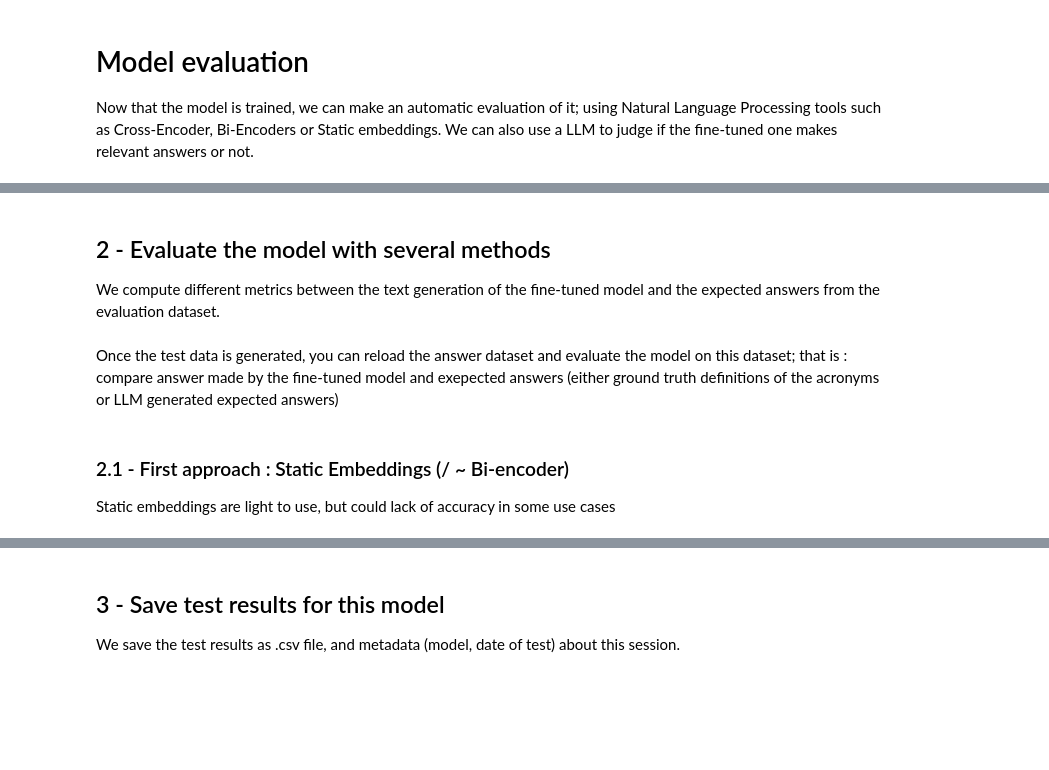
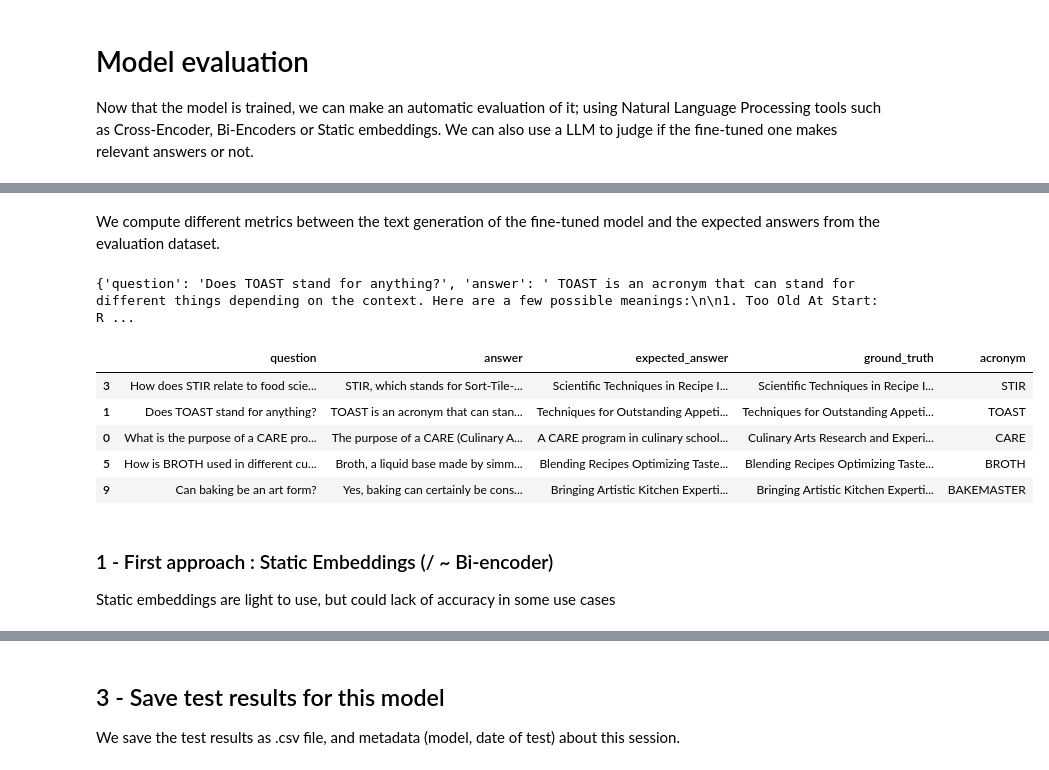
Before and after one commit to mariusgarenaux/fine_tuning_acronym, a Jupyter notebook: 4-test.ipynb, the cells around one changed output, grey strips where cells are left out. Saved outputs shown, nothing was run; the diff lists cells and outputs as text; code cells hidden in the pictures; blank space fills up the shorter version.

Commit message:
add test notebook and made some cleaning

```diff
--- a/4-test.ipynb
+++ b/4-test.ipynb
@@ -37,13 +4,0 @@ print(f"""
-# %%
-# Loads data for evaluation
-
-import json
-import os
-
-path_test_dataset = os.path.join(data_dir, "test_dataset.json")
-print(f"Loading eval data from : {path_test_dataset}")
-
-with open(path_test_dataset, "rt") as f:
-    test_dataset = json.load(f)
-
-print(test_dataset[1]) # example of an element of the dataset
@@ -69,15 +4,0 @@ For each question in the conversation dataset, we try the fine tuned model on th
-# %%
-from tqdm import tqdm
-
-answer_dataset = []
-
-for each_try in tqdm(test_dataset): # todo: use transformers pipeline parallelism
-    question = [each_try["conversation"][0][0]]
-    answer = pl(question, pad_token_id=pl.tokenizer.eos_token_id, max_new_tokens=200)[0]['generated_text'][1]['content']
-    answer_dataset.append({
-        "question": question[0]['content'],
-        "answer": answer,
-        "expected_answer": each_try["conversation"][0][1]['content'],
-        "ground_truth": each_try["ground_truth"],
-        "acronym": each_try["acronym"]
-    })
@@ -86,36 +5,38 @@ answer_dataset[1] # example
-# %%
-save_answer_dataset = os.path.join(test_dir, "answer_dataset.json")
-
-print(f"Saving answer dataset to {save_answer_dataset}.")
-
-with open(save_answer_dataset, "wt") as f:
-    json.dump(answer_dataset, f)
 # %% [markdown]
-## 2 - Evaluate the model with several methods
-
 We compute different metrics between the text generation of the fine-tuned model and the expected answers from the evaluation dataset.
-# %% [markdown]
-Once the test data is generated, you can reload the answer dataset and evaluate the model on this dataset; that is : compare answer made by the fine-tuned model and exepected answers (either ground truth definitions of the acronyms or LLM generated expected answers)
 # %%
+import os
+import json
+
+date = "09_02_2025-14h_17min" # change with your date
+test_dir = f"../bucket/fine-tuning-acronym/sessions/results_{date}/tests"
 answer_dataset_path = os.path.join(test_dir, "answer_dataset.json")
 
 with open(answer_dataset_path, "rt") as f:
     answer_dataset = json.load(f)
 
 print(answer_dataset[1]) # example
 
 import pandas as pd
 
 pd.options.display.max_colwidth = 500 # to display full texts
 
 df = pd.DataFrame.from_dict(answer_dataset) # packaging everything in a pandas datafram
 
 import random
 displayed_examples = random.sample(list(df.index), 5)
 
 display(df.loc[displayed_examples])
+# %% [output]
+{'question': 'Does TOAST stand for anything?', 'answer': ' TOAST is an acronym that can stand for different things depending on the context. Here are a few possible meanings:\n\n1. Too Old At Start: R ...
+|  | question | answer | expected_answer | ground_truth | acronym |
+| 3 | How does STIR relate to food scie... | STIR, which stands for Sort-Tile-... | Scientific Techniques in Recipe I... | Scientific Techniques in Recipe I... | STIR |
+| 1 | Does TOAST stand for anything? | TOAST is an acronym that can stan... | Techniques for Outstanding Appeti... | Techniques for Outstanding Appeti... | TOAST |
+| 0 | What is the purpose of a CARE pro... | The purpose of a CARE (Culinary A... | A CARE program in culinary school... | Culinary Arts Research and Experi... | CARE |
+| 5 | How is BROTH used in different cu... | Broth, a liquid base made by simm... | Blending Recipes Optimizing Taste... | Blending Recipes Optimizing Taste... | BROTH |
+| 9 | Can baking be an art form? | Yes, baking can certainly be cons... | Bringing Artistic Kitchen Experti... | Bringing Artistic Kitchen Experti... | BAKEMASTER |
 # %% [markdown]
-### 2.1 - First approach : Static Embeddings (/ ~ Bi-encoder)
+### 1 - First approach : Static Embeddings (/ ~ Bi-encoder)
 
 Static embeddings are light to use, but could lack of accuracy in some use cases
 # %%
```
Also changed, not shown: parts of 19 cells of this notebook, 15 other files.
